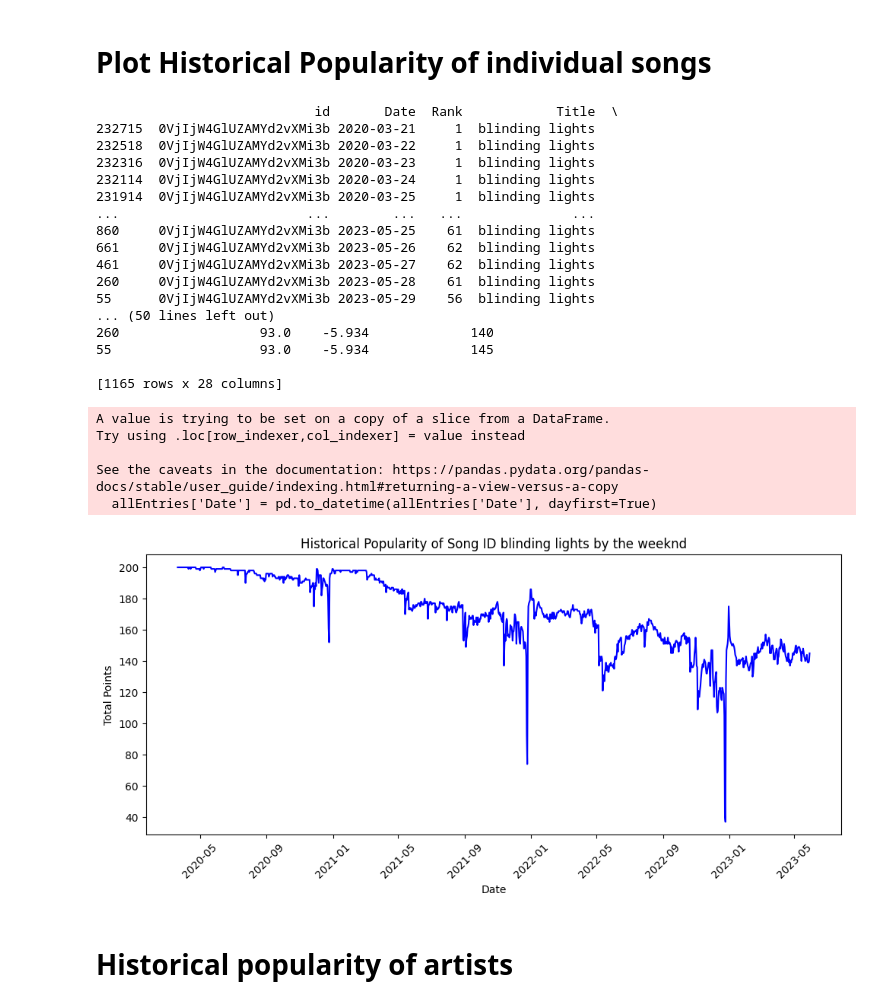
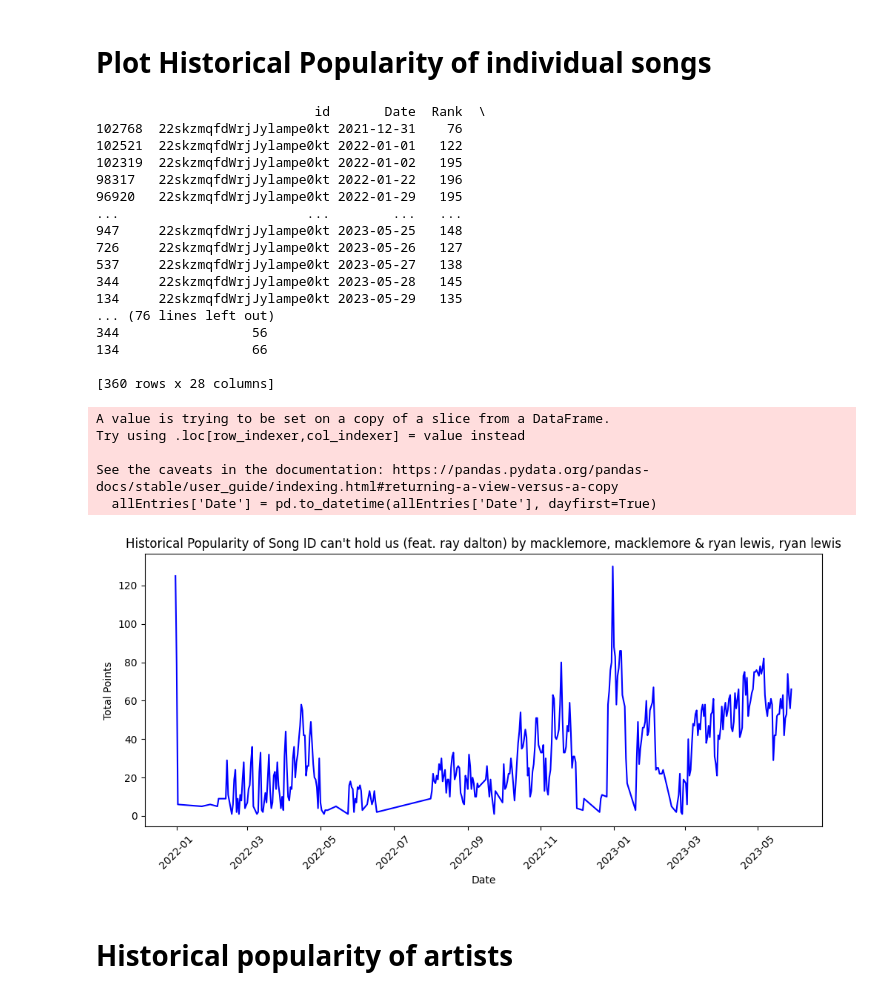
Before and after one commit to mickey59/AML_Spotify, a Jupyter notebook: genreExploration.ipynb, the cells around one changed output. Saved outputs shown, nothing was run; the diff lists cells and outputs as text; code cells hidden in the pictures.

```diff
--- a/genreExploration.ipynb
+++ b/genreExploration.ipynb
@@ -171,51 +197,51 @@ def historicalPopularity(df, id):
     # Plotting Points over time
     plt.figure(figsize=(10, 5))  # Set the figure size for better readability
     plt.plot(sortedAllEntries['Date'], sortedAllEntries['Points (Total)'], color='blue')
 
     # get title from id
     title = df.loc[df['id'] == id, 'Title'].values[0]
     artist = df.loc[df['id'] == id, 'Primary Artists'].values[0]
 
     # Adding titles and labels
     plt.title(f'Historical Popularity of Song ID {title} by {artist}')
     plt.xlabel('Date')
     plt.ylabel('Total Points')
     plt.xticks(rotation=45)  # Rotate date labels for better visibility
     plt.tight_layout()  # Adjust layout to make room for the rotated date labels
     plt.show()
 
 
 df = pd.read_csv('data/spotifyNoRowDuplicates.csv')
 
 
 
-id = '0VjIjW4GlUZAMYd2vXMi3b'
+id = '22skzmqfdWrjJylampe0kt'
 
 historicalPopularity(df, id)
 # %% [output]
-                            id       Date  Rank            Title  \
-232715  0VjIjW4GlUZAMYd2vXMi3b 2020-03-21     1  blinding lights
-232518  0VjIjW4GlUZAMYd2vXMi3b 2020-03-22     1  blinding lights
-232316  0VjIjW4GlUZAMYd2vXMi3b 2020-03-23     1  blinding lights
-232114  0VjIjW4GlUZAMYd2vXMi3b 2020-03-24     1  blinding lights
-231914  0VjIjW4GlUZAMYd2vXMi3b 2020-03-25     1  blinding lights
-...                        ...        ...   ...              ...
-860     0VjIjW4GlUZAMYd2vXMi3b 2023-05-25    61  blinding lights
-661     0VjIjW4GlUZAMYd2vXMi3b 2023-05-26    62  blinding lights
-461     0VjIjW4GlUZAMYd2vXMi3b 2023-05-27    62  blinding lights
-260     0VjIjW4GlUZAMYd2vXMi3b 2023-05-28    61  blinding lights
-55      0VjIjW4GlUZAMYd2vXMi3b 2023-05-29    56  blinding lights
-... (50 lines left out)
-260                  93.0    -5.934             140
-55                   93.0    -5.934             145
+                            id       Date  Rank  \
+102768  22skzmqfdWrjJylampe0kt 2021-12-31    76
+102521  22skzmqfdWrjJylampe0kt 2022-01-01   122
+102319  22skzmqfdWrjJylampe0kt 2022-01-02   195
+98317   22skzmqfdWrjJylampe0kt 2022-01-22   196
+96920   22skzmqfdWrjJylampe0kt 2022-01-29   195
+...                        ...        ...   ...
+947     22skzmqfdWrjJylampe0kt 2023-05-25   148
+726     22skzmqfdWrjJylampe0kt 2023-05-26   127
+537     22skzmqfdWrjJylampe0kt 2023-05-27   138
+344     22skzmqfdWrjJylampe0kt 2023-05-28   145
+134     22skzmqfdWrjJylampe0kt 2023-05-29   135
+... (76 lines left out)
+344                 56
+134                 66
 
-[1165 rows x 28 columns]
+[360 rows x 28 columns]
 A value is trying to be set on a copy of a slice from a DataFrame.
 Try using .loc[row_indexer,col_indexer] = value instead
 
 See the caveats in the documentation: https://pandas.pydata.org/pandas-docs/stable/user_guide/indexing.html#returning-a-view-versus-a-copy
   allEntries['Date'] = pd.to_datetime(allEntries['Date'], dayfirst=True)
-[figure, old version]
+[figure, new version]
 # %% [markdown]
 # Historical popularity of artists
 # %%
```
Also changed, not shown: parts of 1 cell of this notebook, 10 other files.
